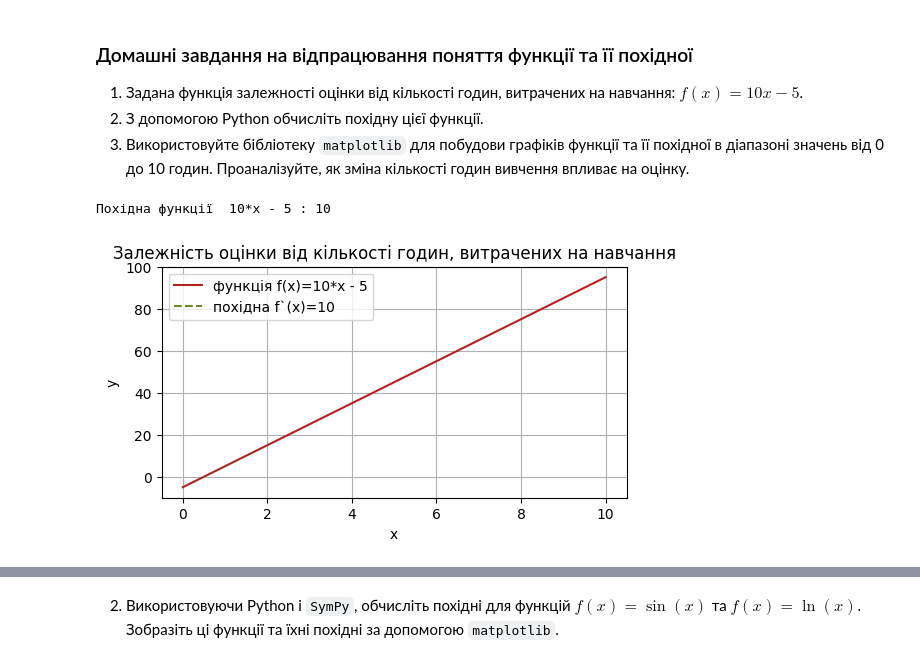
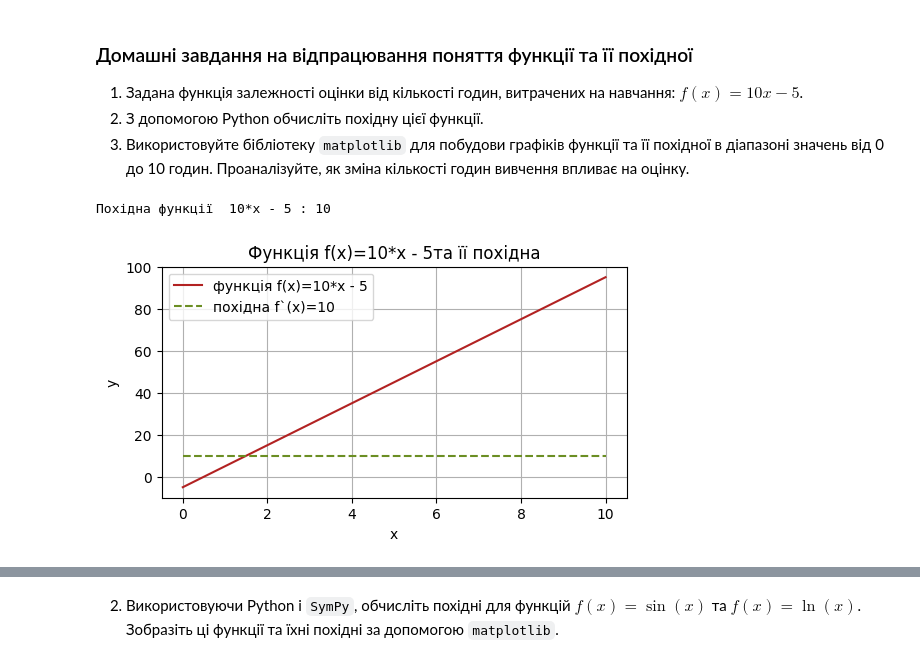
Before and after one commit to roldugina/Machine_learning_course, a Jupyter notebook: ML_task_2_3_funcions_derivatives.ipynb, the cells around one changed output, grey strips where cells are left out. Cells and saved outputs as stored; diff of their text form; code cells hidden in the pictures.

```diff
--- a/ML_task_2_3_funcions_derivatives.ipynb
+++ b/ML_task_2_3_funcions_derivatives.ipynb
@@ -35,17 +48,15 @@ def derivative_viz(x,func,x_val,y_val,title):
     plt.show()
 # %%
-# обчислення похідної
+# визначення даних
 
 x = sp.symbols('x')
 func = 10*x-5
+x1_values = np.linspace(0,10,11).astype(int)
+y1_values = 10*x1_values - 5
+
+
+# візуалізація
+derivative_viz(x, func, x1_values, y1_values)
+# %% [output]
+Похідна функції  10*x - 5 : 10
+[figure, added]
-# %%
-# визначення вихідних даних
-
-x_values = np.linspace(0,10,11).astype(int)
-y_values = 10*x_values - 5
-
-# побудова графіків
-derivative_viz(x, func, x_values, y_values, 'Залежність оцінки від кількості годин, витрачених на навчання')
-# %% [output]
-Похідна функції  10*x - 5 : 10
-[figure, removed]
```
Also changed, not shown: parts of 6 cells of this notebook.
